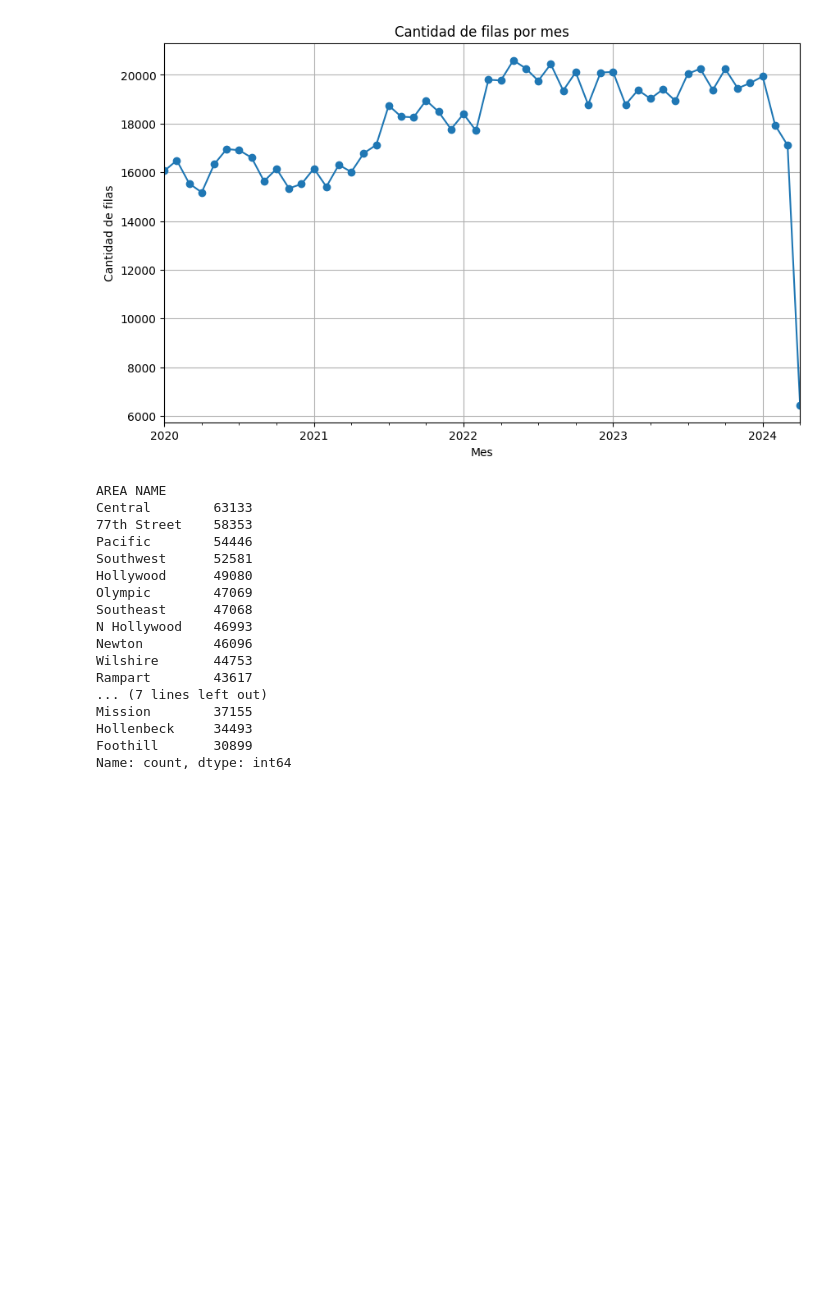
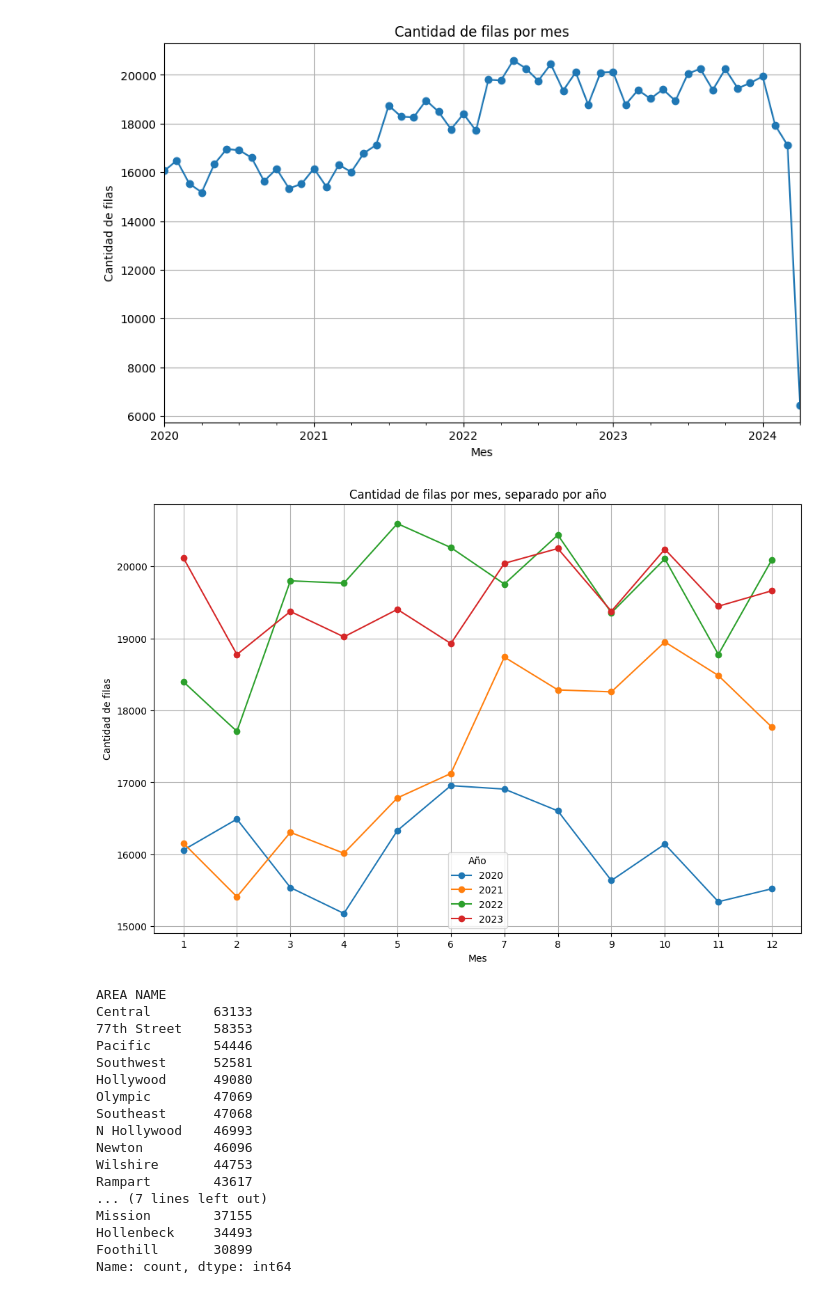
Before and after one commit to scamipia/DataAnalyticsGrupo3, a Jupyter notebook: dataset.ipynb, the cells around one changed output. Cells and saved outputs as stored; diff of their text form; code cells hidden in the pictures; blank space fills up the shorter version.

```diff
--- a/dataset.ipynb
+++ b/dataset.ipynb
@@ -78,6 +78,36 @@ plt.show()
 # %% [output]
 [figure]
 [figure]
+# %%
+ds['Date Rptd'] = pd.to_datetime(ds['Date Rptd'])
+ds['mes'] = ds['Date Rptd'].dt.to_period('M')
+
+# Agrupar por mes y contar la cantidad de filas por mes
+conteo_por_mes = ds.groupby('mes').size()
+
+# Convertir el resultado a un DataFrame
+conteo_por_mes_df = conteo_por_mes.reset_index(name='count')
+conteo_por_mes_df['year'] = conteo_por_mes_df['mes'].dt.year
+conteo_por_mes_df['month'] = conteo_por_mes_df['mes'].dt.month
+
+conteo_por_mes_df = conteo_por_mes_df[conteo_por_mes_df['year'] != 2024]
+
+# Graficar
+plt.figure(figsize=(12, 8))
+
+for year in conteo_por_mes_df['year'].unique():
+    data_year = conteo_por_mes_df[conteo_por_mes_df['year'] == year]
+    plt.plot(data_year['month'], data_year['count'], marker='o', label=year)
+
+plt.title('Cantidad de filas por mes, separado por año')
+plt.xlabel('Mes')
+plt.ylabel('Cantidad de filas')
+plt.legend(title='Año')
+plt.grid(True)
+plt.xticks(range(1, 13))
+plt.show()
+# %% [output]
+[figure, added]
 # %%
 ds['AREA NAME'].value_counts(ascending=False)
 # %% [output]
```
Also changed, not shown: parts of 10 cells of this notebook.
